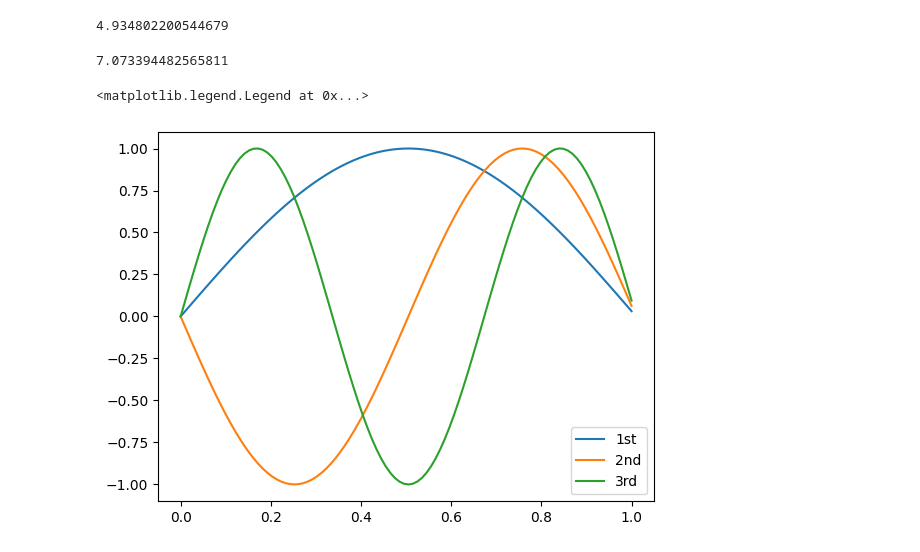
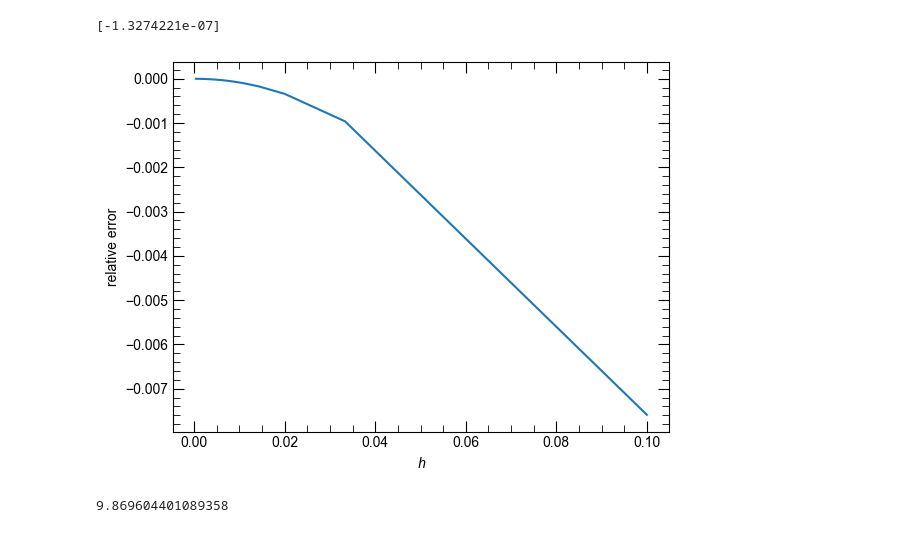
Before and after one commit to yamashun99/fem_schrodinger, a Jupyter notebook: examples/main_1d.ipynb, the cells around one changed output. Drawn from its saved outputs; the diff is of its cells as text; code cells hidden in the pictures.

```diff
--- a/examples/main_1d.ipynb
+++ b/examples/main_1d.ipynb
@@ -52,0 +33,13 @@ np.linalg.norm(vec[:, 0])
+# %%
+vals = []
+irange = range(10, 2500, 20)
+for i in irange:
+    print(i)
+    xs = np.linspace(0, 1, i)
+    v = np.zeros_like(xs)
+    dirichlet_bc = np.array([0, 0])
+    femeig = Fem1dEigen(xs, v, dirichlet_bc)
+    K = femeig.get_K()
+    M = 2 * femeig.get_M()
+    val, vec = eigsh(K, k=1, M=M, which="LM", sigma=0)
+    vals.append(val)
@@ -53,17 +64,17 @@ np.linalg.norm(vec[:, 0])
+# %%
+fig, ax = plt.subplots()
+ax.plot(1 / np.array(irange), (0.5 * np.pi**2 - np.array(vals)) / (0.5 * np.pi**2))
+# ax.plot(irange, 1 / np.array(irange) ** 2, label="1/x^2")
+# ax.set_ylim(bottom=0)
+# ax.set_yscale("log")
+ax.set_xlabel("$h$")
+ax.set_ylabel("relative error")
+print((0.5 * np.pi**2 - vals[-1]) / (0.5 * np.pi**2))
+fig.savefig("convergence.pdf")
+# %% [output]
+[-1.3274221e-07]
+[figure, added]
 # %%
-np.pi**2 / 2
+np.pi**2
 # %% [output]
-4.934802200544679
+9.869604401089358
-# %%
-np.linalg.norm(vec[:, 1])
-# %% [output]
-7.073394482565811
-# %%
-fig, ax = plt.subplots()
-ax.plot(xs, np.insert(vec[:, 0], 0, dirichlet_bc[0]), label="1st")
-ax.plot(xs, np.insert(vec[:, 1], 0, dirichlet_bc[0]), label="2nd")
-ax.plot(xs, np.insert(vec[:, 2], 0, dirichlet_bc[0]), label="3rd")
-ax.legend()
-# %% [output]
-<matplotlib.legend.Legend at 0x...>
-[figure, removed]
```
Also changed, not shown: parts of 7 cells of this notebook, 13 other files.
